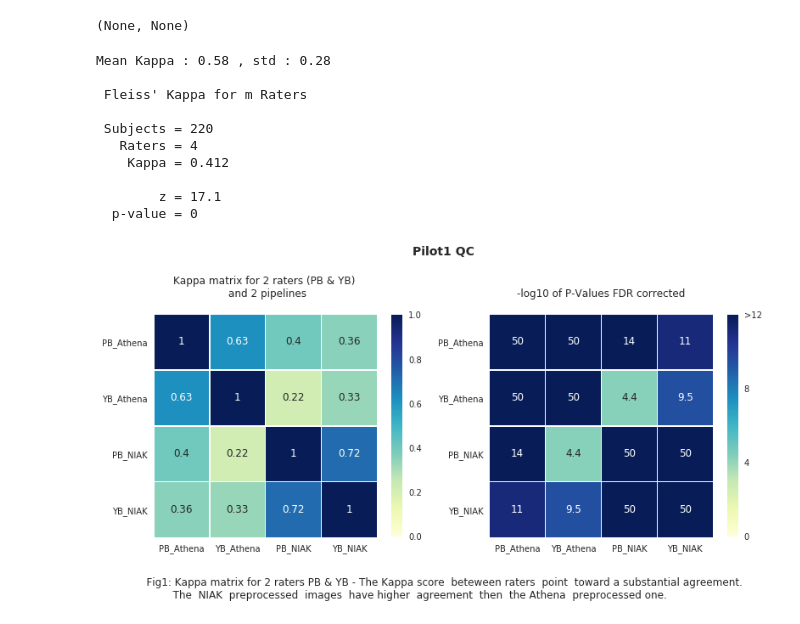
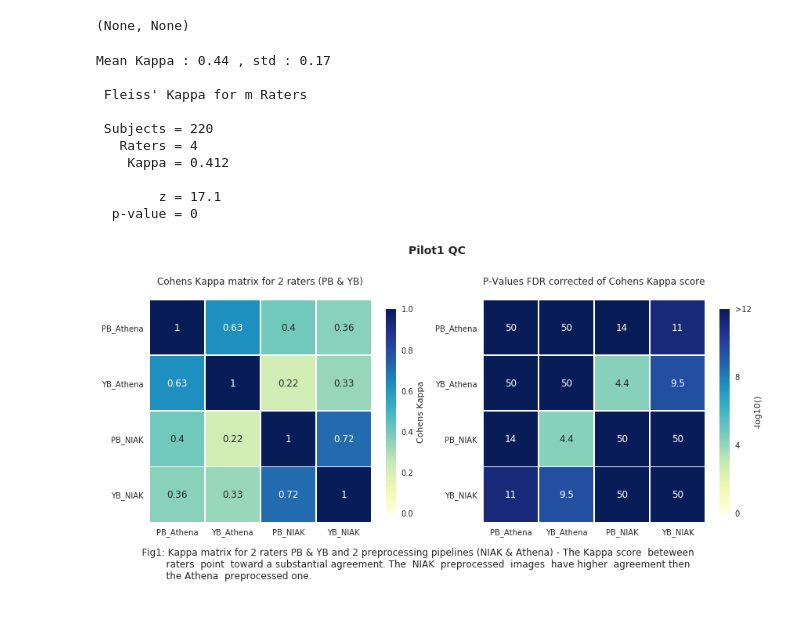
Before and after one commit to SIMEXP/brain_match, a Jupyter notebook: notebooks/Pilot1_internal_QC_results.ipynb, the cells around one changed output. Saved outputs shown, nothing was run; the diff lists cells and outputs as text; code cells hidden in the pictures.

Commit message:
Pilot2 QC  fig with heatmap and tagging

```diff
--- a/notebooks/Pilot1_internal_QC_results.ipynb
+++ b/notebooks/Pilot1_internal_QC_results.ipynb
@@ -127,14 +127,16 @@ def kappa_score(k_df):
 # Get Kappa score out of all different combination of ratings
 kappa_df  = ratings[['PB_Athena','YB_Athena','PB_NIAK','YB_NIAK']]
 kappa_store, Pval_store = kappa_score(kappa_df)
-print('Mean Kappa : {0:.2f} , std : {1:.2f}\n'.format(kappa_store.mean(), kappa_store.std()))
+mean_kap = np.mean(kappa_store[np.triu_indices(len(kappa_store),k=1)])
+std_kap = np.std(kappa_store[np.triu_indices(len(kappa_store),k=1)])
+print('Mean Kappa : {0:.2f} , std : {1:.2f}\n'.format(mean_kap, std_kap))
 
 #calculte the over all kappa values of all ratings
 %Rpush kappa_df
 fleiss_kappa = %R kappam.fleiss(kappa_df)
 print(fleiss_kappa)
 # %% [output]
-Mean Kappa : 0.58 , std : 0.28
+Mean Kappa : 0.44 , std : 0.17
 
  Fleiss' Kappa for m Raters
 
@@ -165,42 +167,49 @@ kappa_out = pd.DataFrame(kappa_store,
                          columns=kappa_df.columns.get_values())
 Pval_out = pd.DataFrame(fdr_transf(Pval_store),
                          index=kappa_df.columns.get_values(),
                          columns=kappa_df.columns.get_values())
 
 
 
 # Set up the matplotlib figure
-f, axes = plt.subplots(1, 2,figsize = (13,8))
+f, axes = plt.subplots(1, 2,figsize = (14,8))
 f.subplots_adjust(hspace= .8)
 
 f.suptitle('Pilot1 QC',x=0.49,y=.87, fontsize=14, fontweight='bold')
 # Draw kappa heat map
 sns.heatmap(kappa_out,vmin=0,vmax=1,cmap="YlGnBu",
-            square=True,annot=True,
-            linewidths=.5, cbar_kws={"shrink": .6}, ax=axes[0])
+            square=True,
+            annot=True,
+            linewidths=.5,
+            cbar_kws={"shrink": .6,"label": 'Cohens Kappa'},
+            ax=axes[0])
 axes[0].set_yticks([x+0.5 for x in range(len(kappa_df.columns))])
 axes[0].set_yticklabels(kappa_df.columns,rotation=0)
-axes[0].set_title('Kappa matrix for 2 raters (PB & YB) \n and 2 pipelines',pad=20,fontsize=12)
+axes[0].set_title('Cohens Kappa matrix for 2 raters (PB & YB)',pad=20,fontsize=12)
 
 # Draw P-value heat map
 ax = sns.heatmap(Pval_out,cmap="YlGnBu",
-            square=True,annot=True,
-            linewidths=.5, cbar_kws={"shrink": .6}, ax=axes[1],vmin=0,vmax=12)
+                 square=True,
+                 annot=True,
+                 linewidths=.5,
+                 cbar_kws={"shrink": .6,"label": '-log10()'},
+                 ax=axes[1],vmin=0,vmax=12)
 
 cbar = ax.collections[0].colorbar
 cbar.set_ticks([0, 4, 8, 12])
 cbar.set_ticklabels(['0', '4', '8', '>12'])
 
 axes[1].set_yticks([x+0.5 for x in range(len(kappa_df.columns))])
 axes[1].set_yticklabels(kappa_df.columns,rotation=0)
-axes[1].set_title('-log10 of P-Values FDR corrected',pad=20,fontsize=12)
+axes[1].set_title('P-Values FDR corrected of Cohens Kappa score',pad=20,fontsize=12)
 
 # Caption
 txt = '''
-    Fig1: Kappa matrix for 2 raters PB & YB - The Kappa score  beteween raters  point  toward a substantial agreement.
-            The  NIAK  preprocessed  images  have higher  agreement  then  the Athena  preprocessed one. '''
-f.text(.1,0.15,txt,fontsize=12)
+    Fig1: Kappa matrix for 2 raters PB & YB and 2 preprocessing pipelines (NIAK & Athena) - The Kappa score  beteween
+            raters  point  toward a substantial agreement. The  NIAK  preprocessed  images  have higher  agreement then
+            the Athena  preprocessed one. '''
+f.text(.1,0.13,txt,fontsize=12)
 # Save figure
-f.savefig('../reports/figures/pilot_qc.svg')
+f.savefig('../reports/figures/pilot1_with_FDR_qc.svg')
 # %% [output]
-[figure, old version]
+[figure, new version]
```
Also changed, not shown: parts of 3 cells of this notebook, 10 other files.
